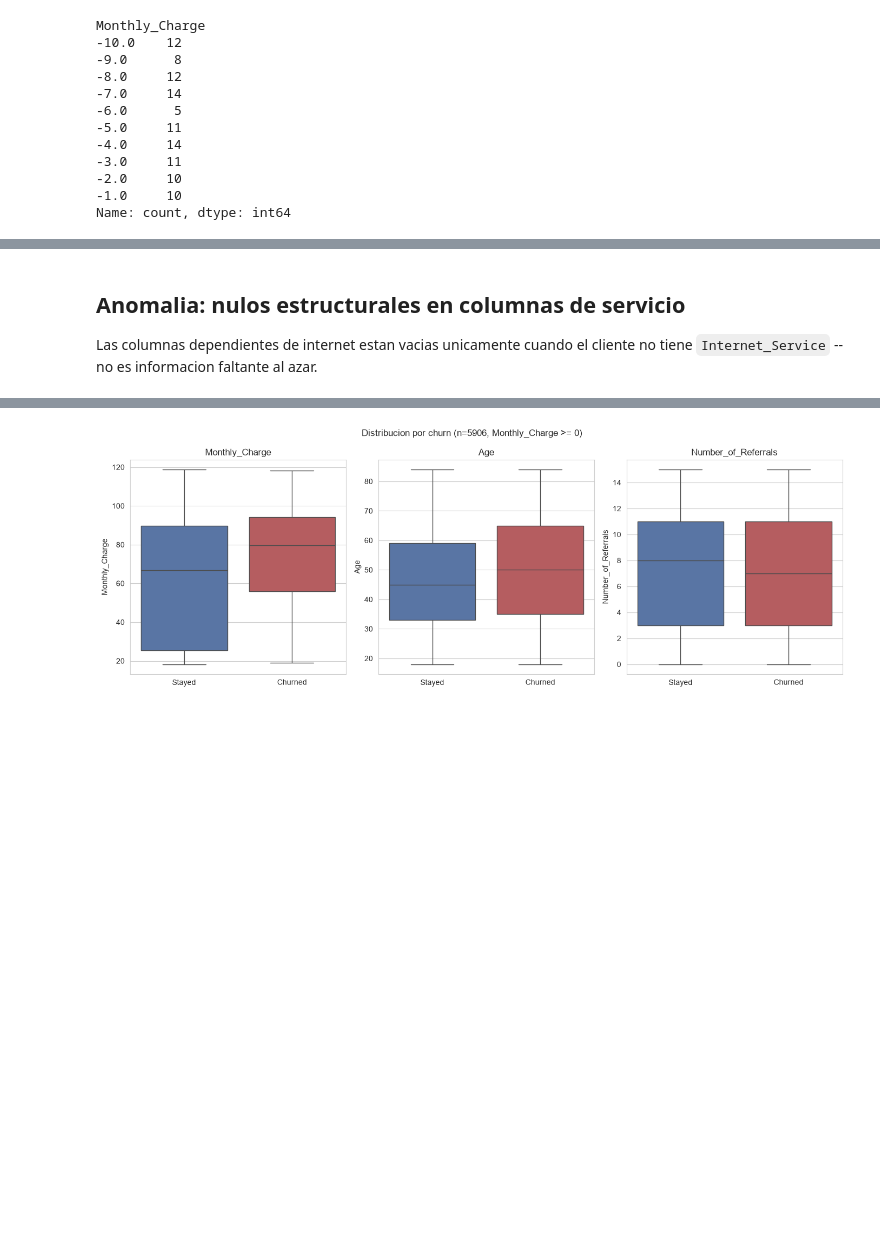
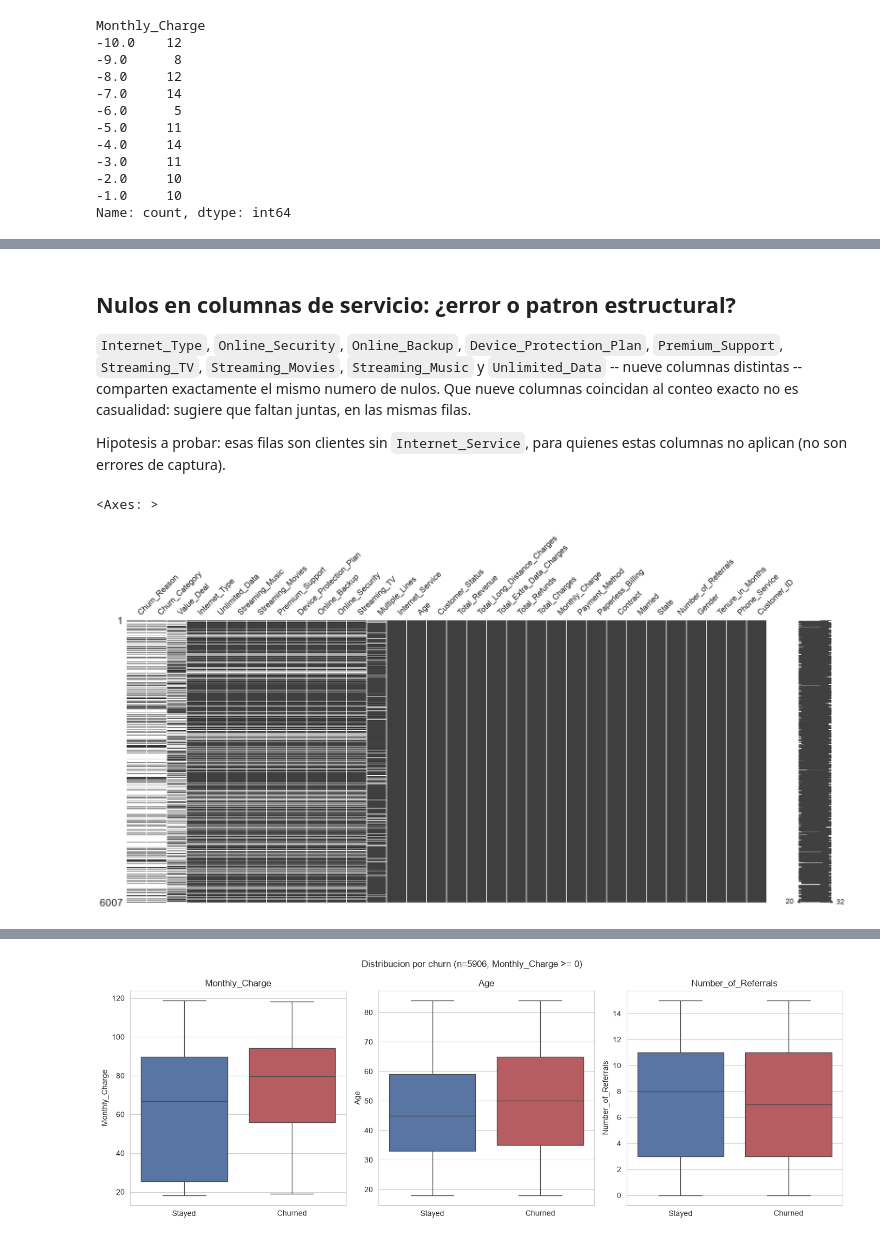
Before and after one commit to orodriguezh33/Customer-Churn-Analysis-Portfolio, a Jupyter notebook: notebooks/02_eda.ipynb, the cells around one changed output, grey strips where cells are left out. Drawn from its saved outputs; the diff is of its cells as text; code cells hidden in the pictures; blank space fills up the shorter version.

```diff
--- a/notebooks/02_eda.ipynb
+++ b/notebooks/02_eda.ipynb
@@ -88,5 +118,17 @@ Name: count, dtype: int64
 # %% [markdown]
-## Anomalia: nulos estructurales en columnas de servicio
+## Nulos en columnas de servicio: ¿error o patron estructural?
 
-Las columnas dependientes de internet estan vacias unicamente cuando el cliente no tiene `Internet_Service` -- no es informacion faltante al azar.
+`Internet_Type`, `Online_Security`, `Online_Backup`, `Device_Protection_Plan`, `Premium_Support`, `Streaming_TV`, `Streaming_Movies`, `Streaming_Music` y `Unlimited_Data` -- nueve columnas distintas -- comparten exactamente el mismo numero de nulos. Que nueve columnas coincidan al conteo exacto no es casualidad: sugiere que faltan juntas, en las mismas filas.
+
+Hipotesis a probar: esas filas son clientes sin `Internet_Service`, para quienes estas columnas no aplican (no son errores de captura).
+# %%
+# Visualizacion de nulos ordenados en variables de internet
+(
+    df_model
+    .missing.sort_variables_by_missingness()
+    .pipe(missingno.matrix)
+)
+# %% [output]
+<Axes: >
+[figure, added]
 # %%
```
Also changed, not shown: parts of 22 cells of this notebook, 14 other files.
